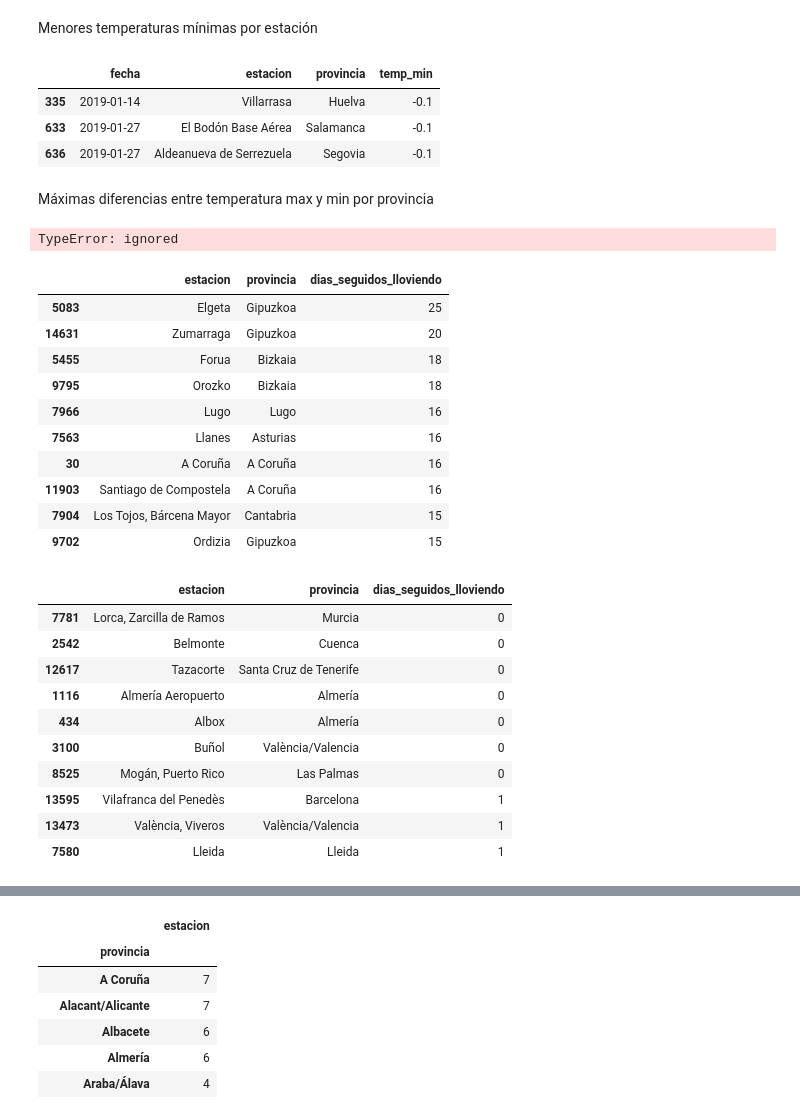
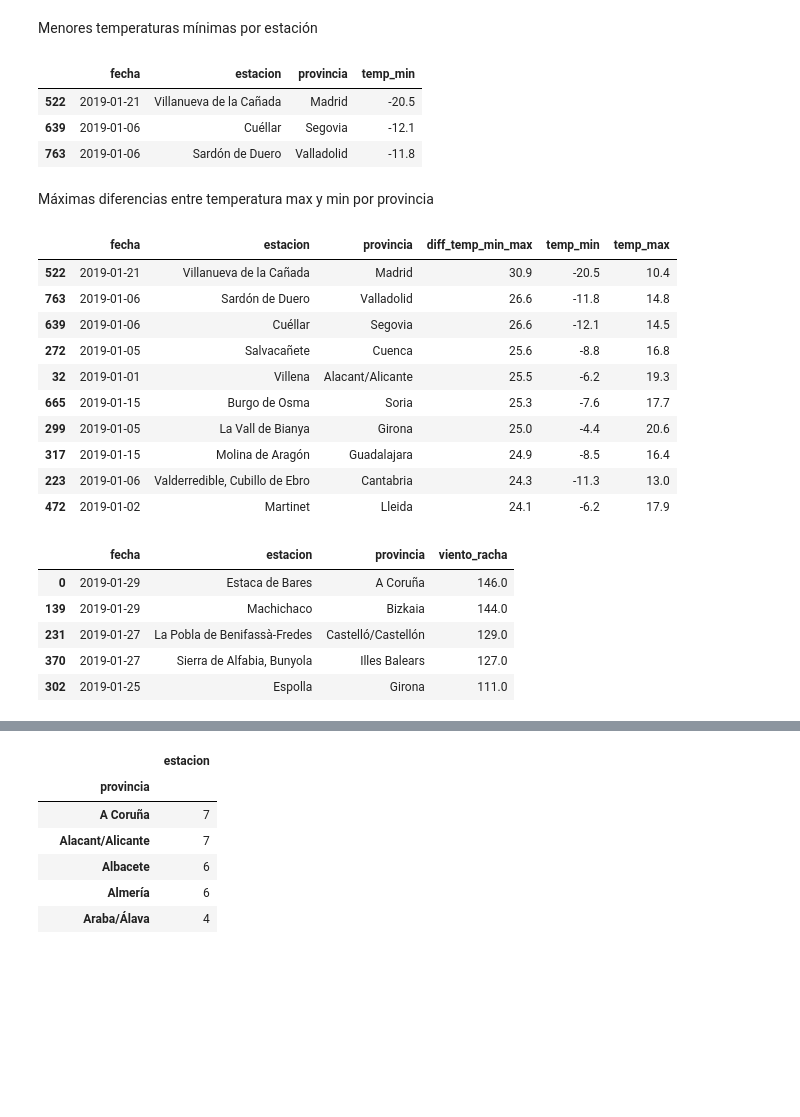
Before and after one commit to yederlv/AD_Pandas, a Jupyter notebook: AD_Pandas.ipynb, the cells around one changed output, grey strips where cells are left out. Drawn from its saved outputs; the diff is of its cells as text; code cells hidden in the pictures; blank space fills up the shorter version.

```diff
--- a/AD_Pandas.ipynb
+++ b/AD_Pandas.ipynb
@@ -165,5 +158,5 @@ Usando expresión regular
 # %%
-df=df.replace(to_replace=r'.\(.+\)$', value='', regex=True)
+df=df.replace(to_replace=r'\(.+\)$', value='', regex=True)
 # %%
 df.head(1)
 # %% [output]
@@ -200,3 +193,7 @@ Data columns (total 13 columns):
  12  fecha           24707 non-null  object
 dtypes: float64(6), object(7)
 memory usage: 2.6+ MB
+# %%
+df=df.astype({'estacion': 'string','provincia': 'string', 'temp_max':'float64', 'temp_min':'float64', 'viento_racha':'float64', 'viento_vel_max':'float64','fecha': 'datetime64[ns]'})
+df['fecha']=pd.to_datetime(df["fecha"].dt.strftime('%Y-%m-%d'))
+df.info()
@@ -290,53 +305,32 @@ Menores temperaturas mínimas por estación
 df.sort_values(by='temp_min',ascending=True)[['fecha','estacion','provincia','temp_min']].head(3)
 # %% [output]
 |  | fecha | estacion | provincia | temp_min |
-| 335 | 2019-01-14 | Villarrasa | Huelva | -0.1 |
-| 633 | 2019-01-27 | El Bodón Base Aérea | Salamanca | -0.1 |
-| 636 | 2019-01-27 | Aldeanueva de Serrezuela | Segovia | -0.1 |
+| 522 | 2019-01-21 | Villanueva de la Cañada | Madrid | -20.5 |
+| 639 | 2019-01-06 | Cuéllar | Segovia | -12.1 |
+| 763 | 2019-01-06 | Sardón de Duero | Valladolid | -11.8 |
 # %% [markdown]
 Máximas diferencias entre temperatura max y min por provincia
-# %%
-df['diff_temp_min_max']=df['temp_max']-df['temp_min']
-# %% [output]
-TypeError: ignored
-# %%
-df['llueve']=df.prec_dia.apply(lambda x: 1 if x>0 else 0)
-
-df.sort_values(by=['estacion','fecha'],ascending=True,inplace=True,ignore_index=True)
-
-df['start_of_streak'] = df.llueve.ne(df['llueve'].shift())
-
-df['estacion_anterior']=df['estacion'].shift()
-df.loc[(df['estacion'].ne(df['estacion_anterior'])), 'start_of_streak'] = True
-
-df['streak_id'] = df['start_of_streak'].cumsum()
-df['dias_seguidos_lloviendo'] = df.groupby('streak_id').cumcount() + 1
-df.loc[(df['llueve']==0), 'dias_seguidos_lloviendo'] = 0
-
-df.iloc[df.reset_index().groupby(['provincia','estacion'])['dias_seguidos_lloviendo'].idxmax()].sort_values(by='dias_seguidos_lloviendo',ascending=False)[['estacion','provincia','dias_seguidos_lloviendo']].head(10)
-# %% [output]
-|  | estacion | provincia | dias_seguidos_lloviendo |
-| 5083 | Elgeta | Gipuzkoa | 25 |
-| 14631 | Zumarraga | Gipuzkoa | 20 |
-| 5455 | Forua | Bizkaia | 18 |
-| 9795 | Orozko | Bizkaia | 18 |
-| 7966 | Lugo | Lugo | 16 |
-| 7563 | Llanes | Asturias | 16 |
-| 30 | A Coruña | A Coruña | 16 |
-| 11903 | Santiago de Compostela | A Coruña | 16 |
-| 7904 | Los Tojos, Bárcena Mayor | Cantabria | 15 |
-| 9702 | Ordizia | Gipuzkoa | 15 |
+# %%
+df['diff_temp_min_max']=df['temp_max']-df['temp_min']
+df.iloc[df.reset_index().groupby('provincia')['diff_temp_min_max'].idxmax()].sort_values(by='diff_temp_min_max',ascending=False)[['fecha','estacion','provincia','diff_temp_min_max','temp_min','temp_max']].head(10)
+# %% [output]
+|  | fecha | estacion | provincia | diff_temp_min_max | temp_min | temp_max |
+| 522 | 2019-01-21 | Villanueva de la Cañada | Madrid | 30.9 | -20.5 | 10.4 |
+| 763 | 2019-01-06 | Sardón de Duero | Valladolid | 26.6 | -11.8 | 14.8 |
+| 639 | 2019-01-06 | Cuéllar | Segovia | 26.6 | -12.1 | 14.5 |
+| 272 | 2019-01-05 | Salvacañete | Cuenca | 25.6 | -8.8 | 16.8 |
+| 32 | 2019-01-01 | Villena | Alacant/Alicante | 25.5 | -6.2 | 19.3 |
+| 665 | 2019-01-15 | Burgo de Osma | Soria | 25.3 | -7.6 | 17.7 |
+| 299 | 2019-01-05 | La Vall de Bianya | Girona | 25.0 | -4.4 | 20.6 |
+| 317 | 2019-01-15 | Molina de Aragón | Guadalajara | 24.9 | -8.5 | 16.4 |
+| 223 | 2019-01-06 | Valderredible, Cubillo de Ebro | Cantabria | 24.3 | -11.3 | 13.0 |
+| 472 | 2019-01-02 | Martinet | Lleida | 24.1 | -6.2 | 17.9 |
 # %%
-df.iloc[df.reset_index().groupby(['provincia','estacion'])['dias_seguidos_lloviendo'].idxmax()].sort_values(by='dias_seguidos_lloviendo',ascending=True)[['estacion','provincia','dias_seguidos_lloviendo']].head(10)
+df.iloc[df.reset_index().groupby('provincia')['viento_racha'].idxmax()].sort_values(by='viento_racha',ascending=False)[['fecha','estacion','provincia','viento_racha']].head(5)
 # %% [output]
-|  | estacion | provincia | dias_seguidos_lloviendo |
-| 7781 | Lorca, Zarcilla de Ramos | Murcia | 0 |
-| 2542 | Belmonte | Cuenca | 0 |
-| 12617 | Tazacorte | Santa Cruz de Tenerife | 0 |
-| 1116 | Almería Aeropuerto | Almería | 0 |
-| 434 | Albox | Almería | 0 |
-| 3100 | Buñol | València/Valencia | 0 |
-| 8525 | Mogán, Puerto Rico | Las Palmas | 0 |
-| 13595 | Vilafranca del Penedès | Barcelona | 1 |
-| 13473 | València, Viveros | València/Valencia | 1 |
-| 7580 | Lleida | Lleida | 1 |
+|  | fecha | estacion | provincia | viento_racha |
+| 0 | 2019-01-29 | Estaca de Bares | A Coruña | 146.0 |
+| 139 | 2019-01-29 | Machichaco | Bizkaia | 144.0 |
+| 231 | 2019-01-27 | La Pobla de Benifassà-Fredes | Castelló/Castellón | 129.0 |
+| 370 | 2019-01-27 | Sierra de Alfabia, Bunyola | Illes Balears | 127.0 |
+| 302 | 2019-01-25 | Espolla | Girona | 111.0 |
```
Also changed, not shown: parts of 17 cells of this notebook.
